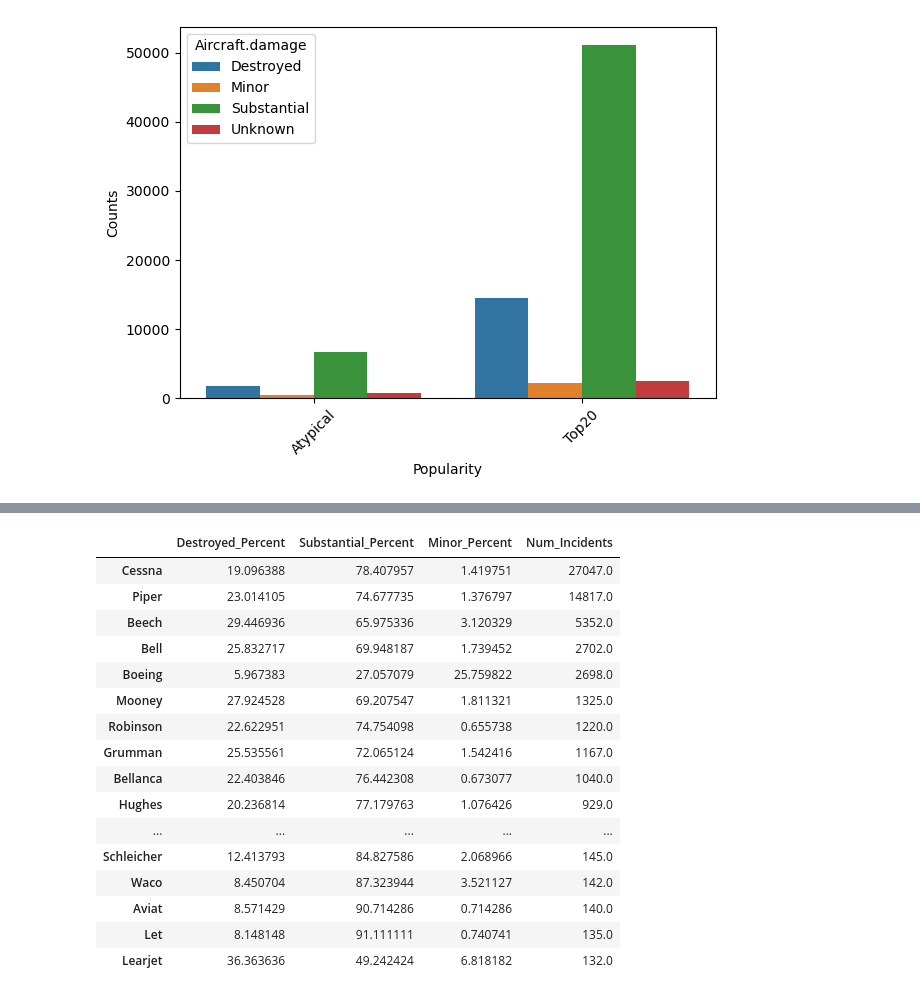
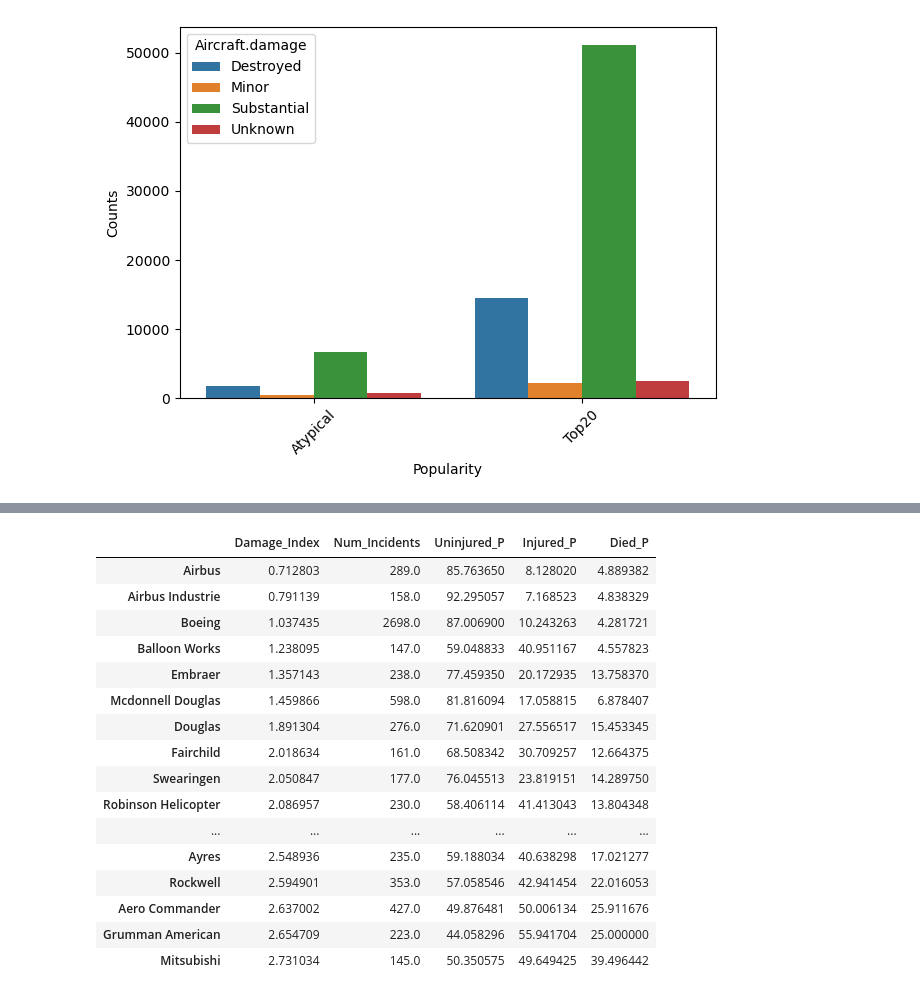
Before and after one commit to torederu/NTSB-Aviation-Analysis, a Jupyter notebook: tem/analysis.ipynb, the cells around one changed output, grey strips where cells are left out. Cells and saved outputs as stored; diff of their text form; code cells hidden in the pictures.

Commit message:
calculate damage index

```diff
--- a/tem/analysis.ipynb
+++ b/tem/analysis.ipynb
@@ -133,6 +134,7 @@ for col in injury_cols:
 df['Total.Passengers'] = df['Total.Fatal.Injuries'] + df['Total.Serious.Injuries'] + df['Total.Minor.Injuries']+ df['Total.Uninjured']
 df['Total.Injured'] = df['Total.Fatal.Injuries'] + df['Total.Serious.Injuries'] + df['Total.Minor.Injuries']
 df['Percent.Injured'] = (df['Total.Injured'] / df['Total.Passengers']) * 100
+df['Percent.Uninjured'] = (df['Total.Uninjured'] / df['Total.Passengers']) * 100
 df['Percent.Died'] = (df['Total.Fatal.Injuries'] / df['Total.Passengers']) * 100
 df.loc[df['Total.Passengers'] == 0, ['Percent.Injured','Percent.Died']] = 0
 df['Injured.Category'] = df['Percent.Injured'].apply(lambda x: 'High' if x >= 50 else 'Low')
@@ -323,18 +325,20 @@ plt.tight_layout()
 # %% [output]
 [figure]
 # %%
-popular_makes = list(df['Make'].value_counts()[:50].index)
+popular_makes = list(df['Make'].value_counts()[:20].index)
 
 make_percentages = pd.DataFrame(columns = ['Destroyed_Percent', 'Substantial_Percent', 'Minor_Percent', 'Num_Incidents'])
 
 for make in popular_makes:
-    make_info = df[df['Make'] == make]['Aircraft.damage'].value_counts(normalize=True) * 100
+    make_info = df[df['Make'] == make]['Aircraft.damage'].value_counts(normalize=True)
+    make_info_p = make_info * 100
 
     if 'Minor' not in make_info.index:
         make_info['Minor'] = 0
+        make_info_p['Minor'] = 0
 
     num_incidents = df['Make'].value_counts()[make]
 
-    make_percentages.loc[make] =[make_info['Destroyed'], make_info['Substantial'], make_info['Minor'], num_incidents]
+    make_percentages.loc[make] =[make_info_p['Destroyed'], make_info_p['Substantial'], make_info_p['Minor'], num_incidents]
 
-make_percentages
+make_percentages.sort_values(by='Num_Incidents', ascending=False).head()
@@ -341,35 +352,39 @@ make_percentages
 # %%
 popular_makes = list(df['Make'].value_counts()[:50].index)
-df['Popularity'] = df['Make'].apply(lambda x: 'Top20' if x in popular_makes else 'Atypical')
+pop_means_df = df.groupby('Make').mean(numeric_only=True)
 
-make_percentages = pd.DataFrame(columns = ['Destroyed_Percent', 'Substantial_Percent', 'Minor_Percent', 'Num_Incidents'])
+di_df = pd.DataFrame(columns = ['Damage_Index', 'Num_Incidents', 'Uninjured_P', 'Injured_P', 'Died_P'], )
 
 for make in popular_makes:
-    make_info = df[df['Make'] == make]['Aircraft.damage'].value_counts(normalize=True) * 100
+    make_info = df[df['Make'] == make]['Aircraft.damage'].value_counts(normalize=True)
 
     if 'Minor' not in make_info.index:
         make_info['Minor'] = 0
 
+    damage_index = (make_info['Destroyed'] * 4) + (make_info['Substantial'] * 2) + (make_info['Minor'] * 1)
+
     num_incidents = df['Make'].value_counts()[make]
 
-    make_percentages.loc[make] =[make_info['Destroyed'], make_info['Substantial'], make_info['Minor'], num_incidents]
+    make_stats = list(pop_means_df.loc[make, ['Percent.Uninjured', 'Percent.Injured', 'Percent.Died']])
 
-make_percentages
+    di_df.loc[make] =[damage_index, num_incidents] + make_stats
+
+di_df.sort_values(by='Damage_Index')
 # %% [output]
-|  | Destroyed_Percent | Substantial_Percent | Minor_Percent | Num_Incidents |
-| Cessna | 19.096388 | 78.407957 | 1.419751 | 27047.0 |
-| Piper | 23.014105 | 74.677735 | 1.376797 | 14817.0 |
-| Beech | 29.446936 | 65.975336 | 3.120329 | 5352.0 |
-| Bell | 25.832717 | 69.948187 | 1.739452 | 2702.0 |
-| Boeing | 5.967383 | 27.057079 | 25.759822 | 2698.0 |
-| Mooney | 27.924528 | 69.207547 | 1.811321 | 1325.0 |
-| Robinson | 22.622951 | 74.754098 | 0.655738 | 1220.0 |
-| Grumman | 25.535561 | 72.065124 | 1.542416 | 1167.0 |
-| Bellanca | 22.403846 | 76.442308 | 0.673077 | 1040.0 |
-| Hughes | 20.236814 | 77.179763 | 1.076426 | 929.0 |
-| ... | ... | ... | ... | ... |
-| Schleicher | 12.413793 | 84.827586 | 2.068966 | 145.0 |
-| Waco | 8.450704 | 87.323944 | 3.521127 | 142.0 |
-| Aviat | 8.571429 | 90.714286 | 0.714286 | 140.0 |
-| Let | 8.148148 | 91.111111 | 0.740741 | 135.0 |
-| Learjet | 36.363636 | 49.242424 | 6.818182 | 132.0 |
+|  | Damage_Index | Num_Incidents | Uninjured_P | Injured_P | Died_P |
+| Airbus | 0.712803 | 289.0 | 85.763650 | 8.128020 | 4.889382 |
+| Airbus Industrie | 0.791139 | 158.0 | 92.295057 | 7.168523 | 4.838329 |
+| Boeing | 1.037435 | 2698.0 | 87.006900 | 10.243263 | 4.281721 |
+| Balloon Works | 1.238095 | 147.0 | 59.048833 | 40.951167 | 4.557823 |
+| Embraer | 1.357143 | 238.0 | 77.459350 | 20.172935 | 13.758370 |
+| Mcdonnell Douglas | 1.459866 | 598.0 | 81.816094 | 17.058815 | 6.878407 |
+| Douglas | 1.891304 | 276.0 | 71.620901 | 27.556517 | 15.453345 |
+| Fairchild | 2.018634 | 161.0 | 68.508342 | 30.709257 | 12.664375 |
+| Swearingen | 2.050847 | 177.0 | 76.045513 | 23.819151 | 14.289750 |
+| Robinson Helicopter | 2.086957 | 230.0 | 58.406114 | 41.413043 | 13.804348 |
+| ... | ... | ... | ... | ... | ... |
+| Ayres | 2.548936 | 235.0 | 59.188034 | 40.638298 | 17.021277 |
+| Rockwell | 2.594901 | 353.0 | 57.058546 | 42.941454 | 22.016053 |
+| Aero Commander | 2.637002 | 427.0 | 49.876481 | 50.006134 | 25.911676 |
+| Grumman American | 2.654709 | 223.0 | 44.058296 | 55.941704 | 25.000000 |
+| Mitsubishi | 2.731034 | 145.0 | 50.350575 | 49.649425 | 39.496442 |
```
Also changed, not shown: parts of 4 cells of this notebook.
